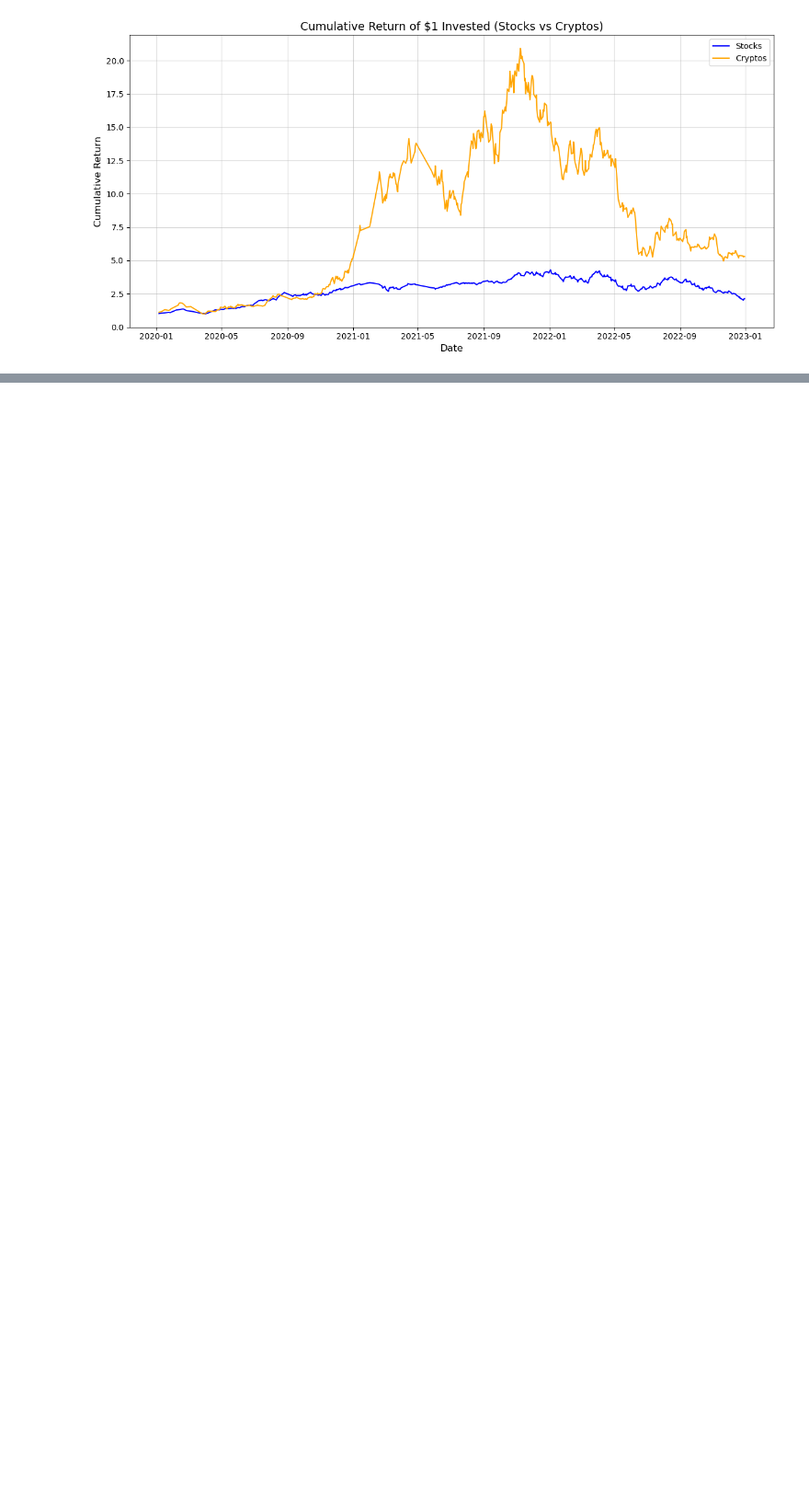
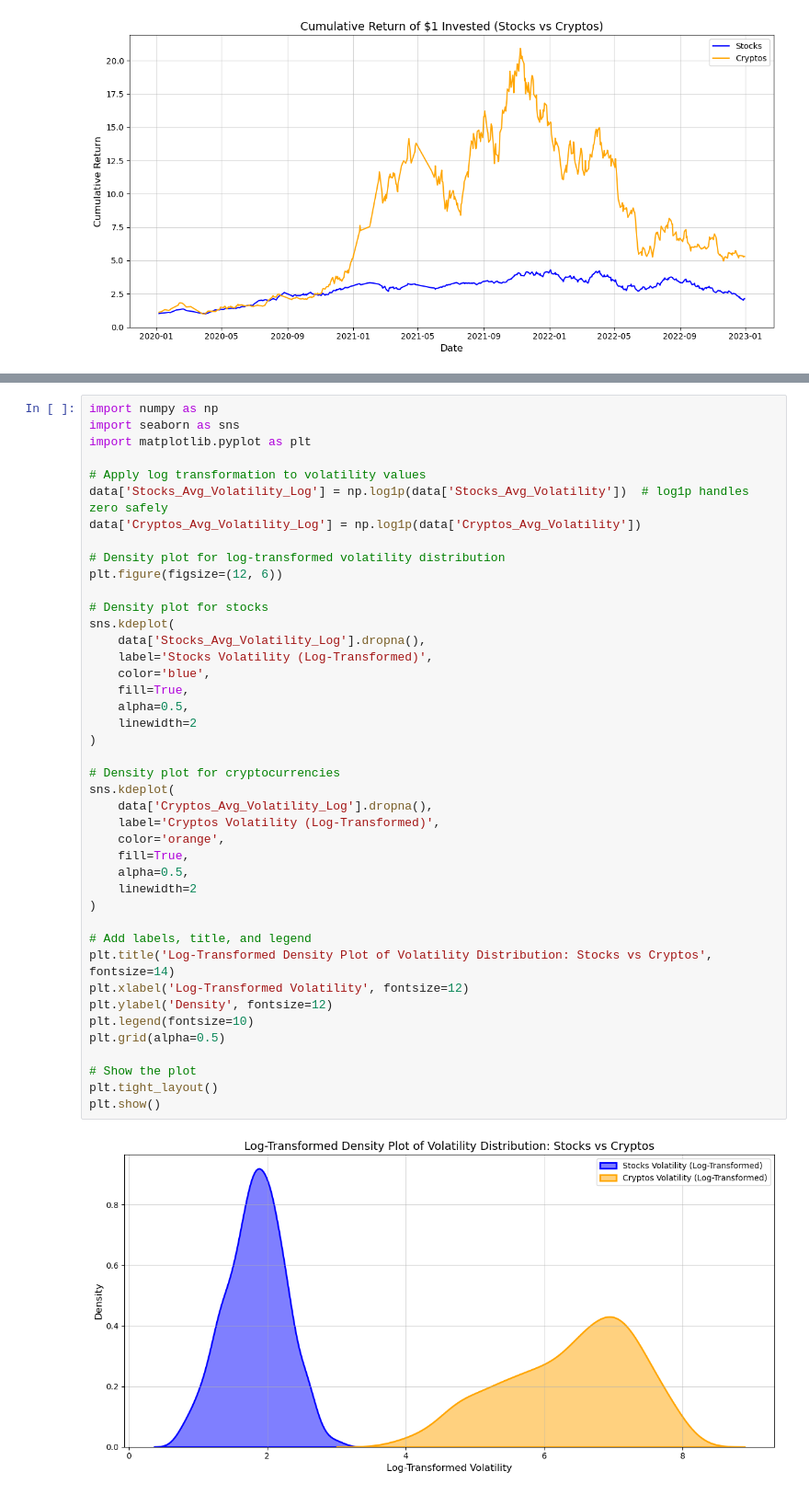
Before and after one commit to Misharasapu/hv20235_EMATM0048, a Jupyter notebook: task2/Coding summative - Task 2 .ipynb, the cells around one changed output, grey strips where cells are left out. Shown at 92% size. Saved outputs shown, nothing was run; the diff lists cells and outputs as text; blank space fills up the shorter version.

```diff
--- a/task2/Coding summative - Task 2 .ipynb
+++ b/task2/Coding summative - Task 2 .ipynb
@@ -1039,0 +1148,44 @@ plt.show()
+# %%
+import numpy as np
+import seaborn as sns
+import matplotlib.pyplot as plt
+
+# Apply log transformation to volatility values
+data['Stocks_Avg_Volatility_Log'] = np.log1p(data['Stocks_Avg_Volatility'])  # log1p handles zero safely
+data['Cryptos_Avg_Volatility_Log'] = np.log1p(data['Cryptos_Avg_Volatility'])
+
+# Density plot for log-transformed volatility distribution
+plt.figure(figsize=(12, 6))
+
+# Density plot for stocks
+sns.kdeplot(
+    data['Stocks_Avg_Volatility_Log'].dropna(),
+    label='Stocks Volatility (Log-Transformed)',
+    color='blue',
+    fill=True,
+    alpha=0.5,
+    linewidth=2
+)
+
+# Density plot for cryptocurrencies
+sns.kdeplot(
+    data['Cryptos_Avg_Volatility_Log'].dropna(),
+    label='Cryptos Volatility (Log-Transformed)',
+    color='orange',
+    fill=True,
+    alpha=0.5,
+    linewidth=2
+)
+
+# Add labels, title, and legend
+plt.title('Log-Transformed Density Plot of Volatility Distribution: Stocks vs Cryptos', fontsize=14)
+plt.xlabel('Log-Transformed Volatility', fontsize=12)
+plt.ylabel('Density', fontsize=12)
+plt.legend(fontsize=10)
+plt.grid(alpha=0.5)
+
+# Show the plot
+plt.tight_layout()
+plt.show()
+# %% [output]
+[figure, added]
```
Also changed, not shown: parts of 13 cells of this notebook.
